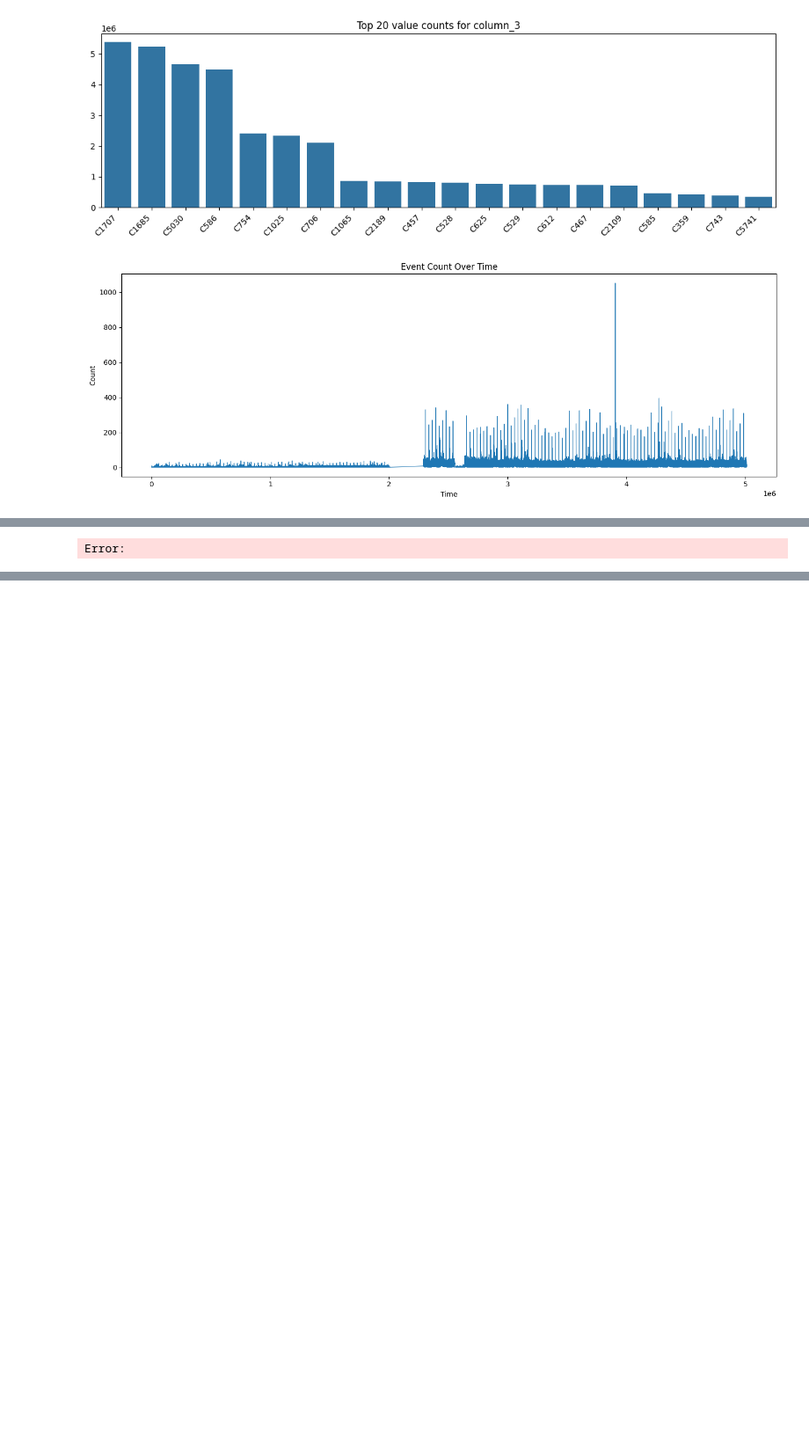
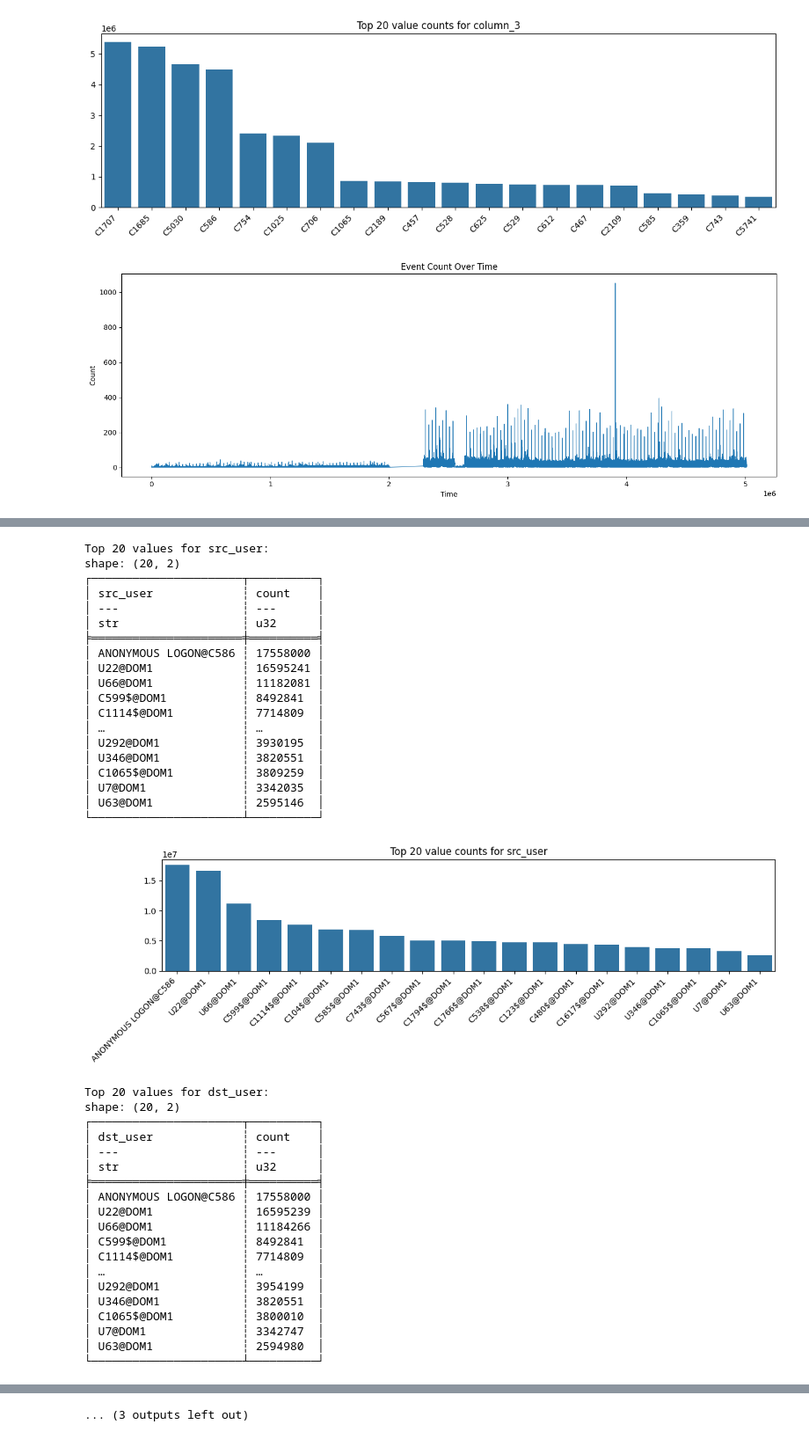
Before and after one commit to mwpersson/COMP9150-final-project, a Jupyter notebook: cyber1-eda.ipynb, the cells around one changed output, grey strips where cells are left out. Shown at 88% size. Drawn from its saved outputs; the diff is of its cells as text; code cells hidden in the pictures; blank space fills up the shorter version.

```diff
--- a/cyber1-eda.ipynb
+++ b/cyber1-eda.ipynb
@@ -128,8 +128,8 @@ auth_lf = pl.scan_csv(
 )
 
 # Basic shape and null counts
-row_count = auth_lf.select(pl.len().alias("rows")).collect(streaming=True)
-null_counts = auth_lf.select([pl.col(c).null_count().alias(c) for c in col_names]).collect(streaming=True)
+row_count = auth_lf.select(pl.len().alias("rows")).collect(engine="streaming")
+null_counts = auth_lf.select([pl.col(c).null_count().alias(c) for c in col_names]).collect(engine="streaming")
 
 print("Rows:")
 print(row_count)
@@ -140,7 +140,7 @@ print(null_counts)
 
 # Quick sample
 print("\nSample rows:")
-print(auth_lf.head(5).collect(streaming=True))
+print(auth_lf.head(5).collect(engine="streaming"))
 
 # Top values for categorical columns (first 5 non-time columns)
 cat_cols = [c for c in col_names if c != "time"][:5]
@@ -150,7 +150,7 @@ for c in cat_cols:
         .agg(pl.len().alias("count"))
         .sort("count", descending=True)
         .head(20)
-        .collect(streaming=True)
+        .collect(engine="streaming")
     )
     print(f"\nTop 20 values for {c}:")
     print(top_vals)
@@ -171,7 +171,7 @@ if "time" in col_names:
         .group_by("time_bin")
         .agg(pl.len().alias("count"))
         .sort("time_bin")
-        .collect(streaming=True)
+        .collect(engine="streaming")
     )
 
     print("\nTime-bucketed event counts (sample):")
@@ -191,7 +191,7 @@ if "success" in col_names:
         auth_lf.group_by("success")
         .agg(pl.len().alias("count"))
         .sort("count", descending=True)
-        .collect(streaming=True)
+        .collect(engine="streaming")
     )
     print("\nSuccess distribution:")
     print(success_dist)
@@ -210 +224,39 @@ EDA: auth.txt
-Error:
+Top 20 values for src_user:
+shape: (20, 2)
+┌──────────────────────┬──────────┐
+│ src_user             ┆ count    │
+│ ---                  ┆ ---      │
+│ str                  ┆ u32      │
+╞══════════════════════╪══════════╡
+│ ANONYMOUS LOGON@C586 ┆ 17558000 │
+│ U22@DOM1             ┆ 16595241 │
+│ U66@DOM1             ┆ 11182081 │
+│ C599$@DOM1           ┆ 8492841  │
+│ C1114$@DOM1          ┆ 7714809  │
+│ …                    ┆ …        │
+│ U292@DOM1            ┆ 3930195  │
+│ U346@DOM1            ┆ 3820551  │
+│ C1065$@DOM1          ┆ 3809259  │
+│ U7@DOM1              ┆ 3342035  │
+│ U63@DOM1             ┆ 2595146  │
+└──────────────────────┴──────────┘
+[figure, added]
+Top 20 values for dst_user:
+shape: (20, 2)
+┌──────────────────────┬──────────┐
+│ dst_user             ┆ count    │
+│ ---                  ┆ ---      │
+│ str                  ┆ u32      │
+╞══════════════════════╪══════════╡
+│ ANONYMOUS LOGON@C586 ┆ 17558000 │
+│ U22@DOM1             ┆ 16595239 │
+│ U66@DOM1             ┆ 11184266 │
+│ C599$@DOM1           ┆ 8492841  │
+│ C1114$@DOM1          ┆ 7714809  │
+│ …                    ┆ …        │
+│ U292@DOM1            ┆ 3954199  │
+│ U346@DOM1            ┆ 3820551  │
+│ C1065$@DOM1          ┆ 3800010  │
+│ U7@DOM1              ┆ 3342747  │
+│ U63@DOM1             ┆ 2594980  │
+└──────────────────────┴──────────┘
@@ -210,0 +342 @@ Error:
+... (3 outputs left out)
```
Also changed, not shown: parts of 3 cells of this notebook.
